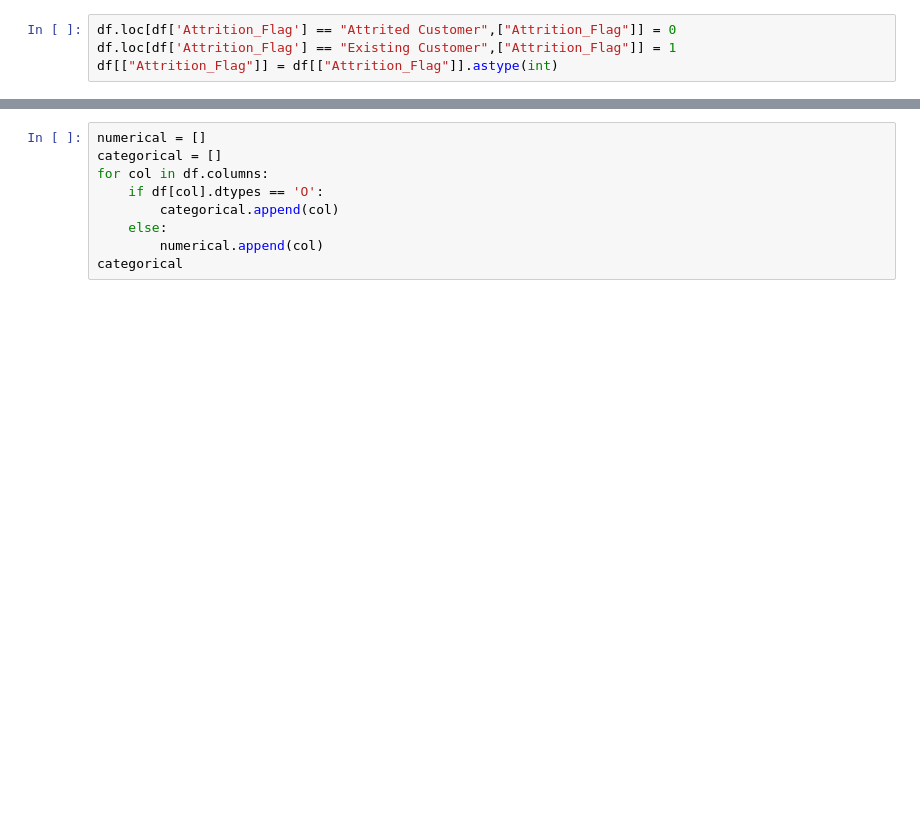
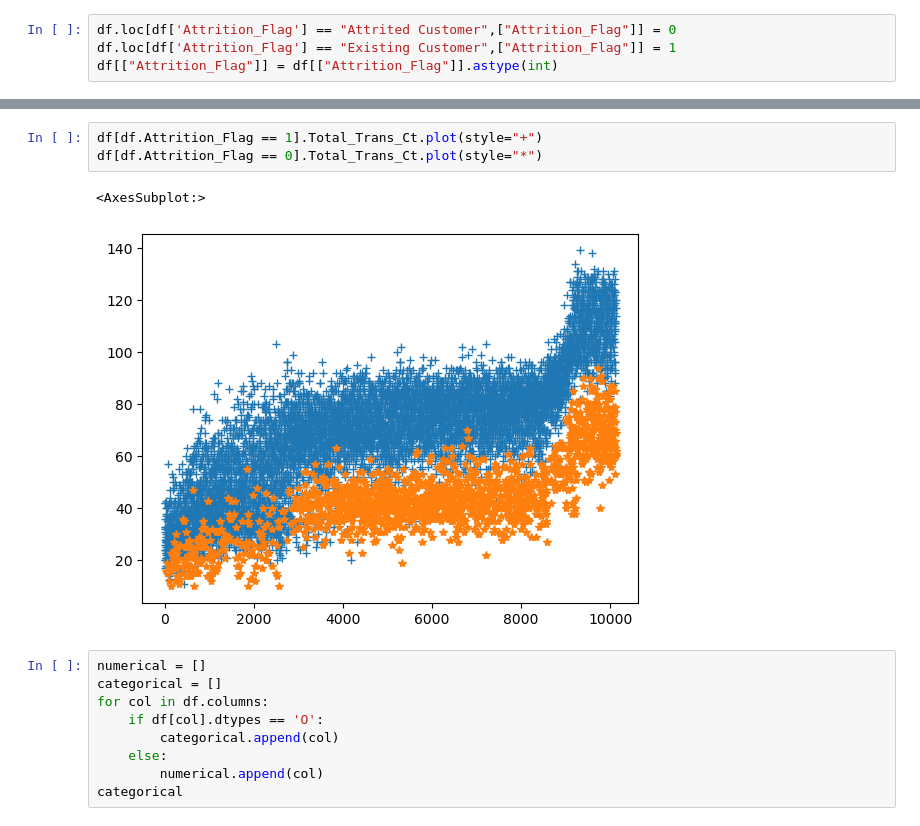
Before and after one commit to gil612/ML_Bank_Churners, a Jupyter notebook: Bank_Churners.ipynb, the cells around one changed output, grey strips where cells are left out. Cells and saved outputs as stored; diff of their text form; blank space fills up the shorter version.

```diff
--- a/Bank_Churners.ipynb
+++ b/Bank_Churners.ipynb
@@ -67,3 +76,9 @@ df[["Attrition_Flag"]] = df[["Attrition_Flag"]].astype(int)
+# %%
+df[df.Attrition_Flag == 1].Total_Trans_Ct.plot(style="+")
+df[df.Attrition_Flag == 0].Total_Trans_Ct.plot(style="*")
+# %% [output]
+<AxesSubplot:>
+[figure, added]
 # %%
 numerical = []
 categorical = []
```
Also changed, not shown: parts of 4 cells of this notebook.
